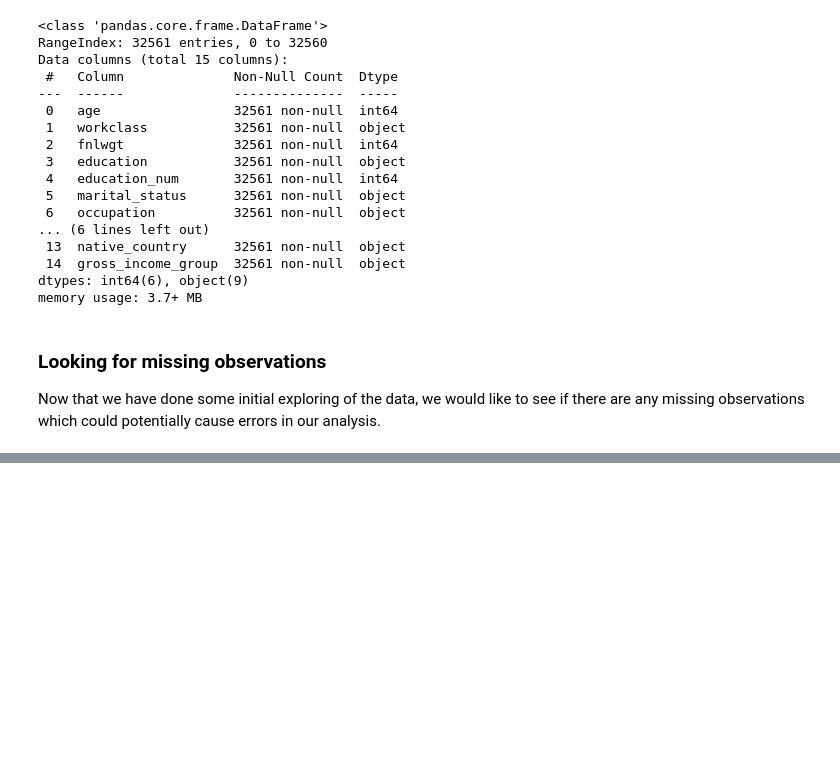
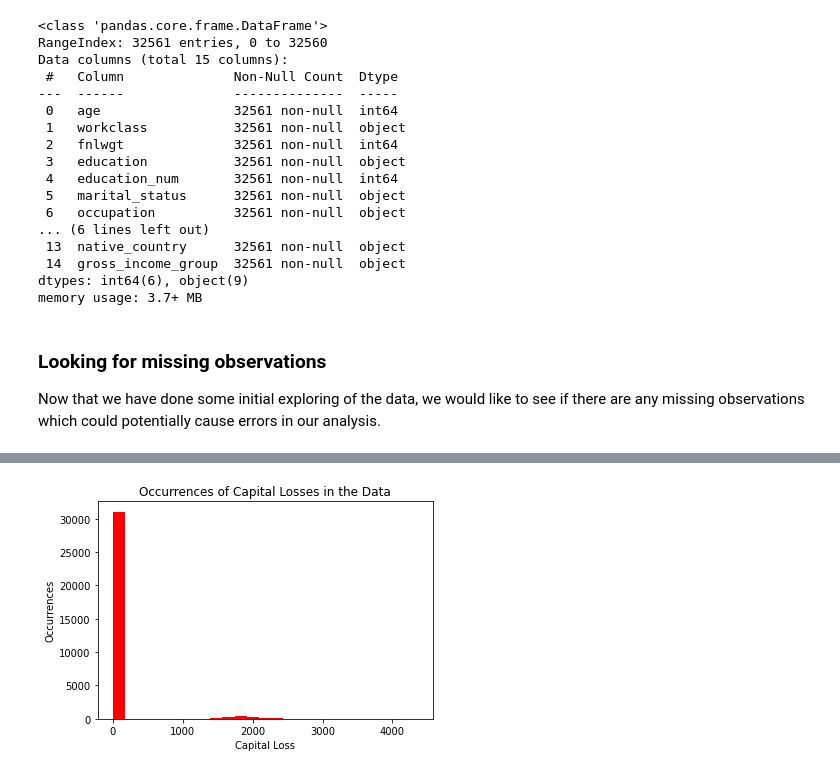
Before and after one commit to hotz1/JSC270_Assg2, a Jupyter notebook: JSC270_Assignment2.ipynb, the cells around one changed output, grey strips where cells are left out. Drawn from its saved outputs; the diff is of its cells as text; code cells hidden in the pictures; blank space fills up the shorter version.

```diff
--- a/JSC270_Assignment2.ipynb
+++ b/JSC270_Assignment2.ipynb
@@ -87,0 +104,9 @@ In particular, there are 1836 missing observations in the `workclass` column, 18
+# %%
+# Creates a histogram for the capital losses
+plt.hist(income94['capital_loss'], bins = 25, color="red") # Monetary losses are referred to as being "in the red"
+plt.title('Occurrences of Capital Losses in the Data')
+plt.xlabel('Capital Loss')
+plt.ylabel('Occurrences')
+print('') # This avoids the 'Occurrences' label from also being displayed as a text object, since I found that annoying.
+# %% [output]
+[figure, added]
```
Also changed, not shown: parts of 6 cells of this notebook.
